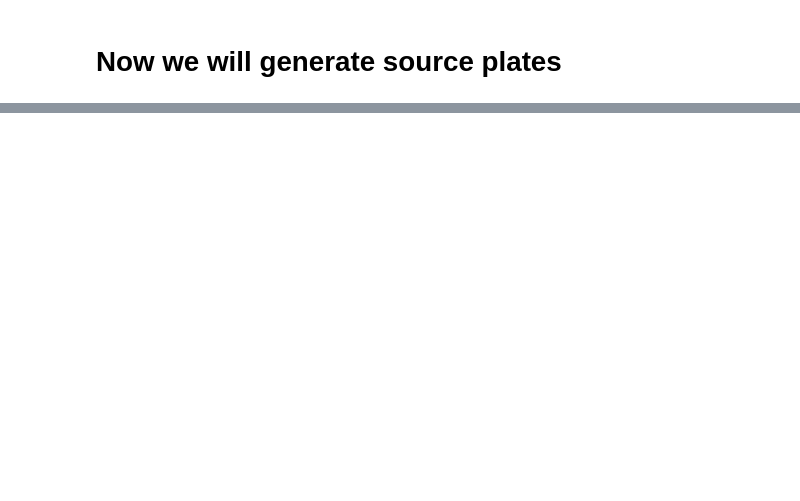
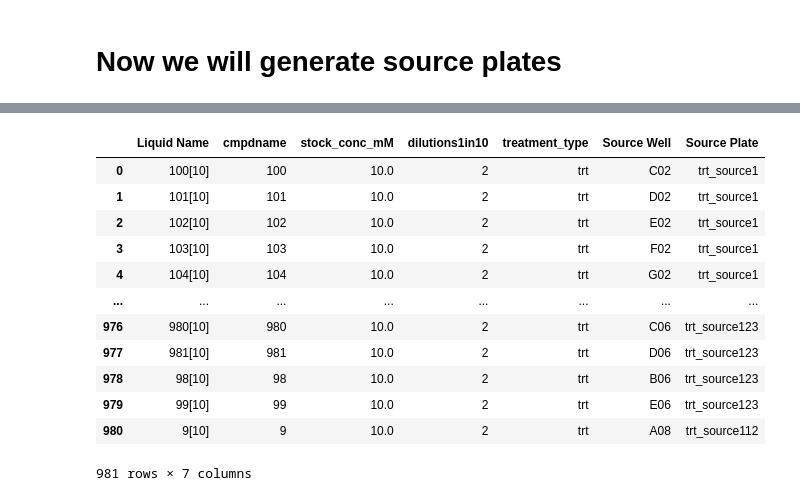
Before and after one commit to jonrie/idot_tools, a Jupyter notebook: plaid_to_idot.ipynb, the cells around one changed output, grey strips where cells are left out. Saved outputs shown, nothing was run; the diff lists cells and outputs as text; code cells hidden in the pictures; blank space fills up the shorter version.

```diff
--- a/plaid_to_idot.ipynb
+++ b/plaid_to_idot.ipynb
@@ -389,8 +366,8 @@ target      = target[target["Volume [uL]"] != 0]
 # %%
 #@title Source plate preferences
 
-sourceplate_strat            = 'automated' #@param ["automated", "imported list"]
-seperate_source_plates       = False #@param {type:"boolean"}
+sourceplate_strat            = 'automation' #@param ["automation", "simple"]
+#seperate_source_plates       = False #@param {type:"boolean"}
 # %%
 
 #@title Generate DMSO source plate
@@ -491,0 +434,19 @@ if seperate_source_plates == False and sourceplate_strat=="automated":
+# %%
+#@title Visualize and save controls Source plates
+
+if len(dmsoSOURCE.columns) == 0:
+  print('no controls source plate was created')
+else:
+  DMSOlist = dmsoSOURCE['Source Plate'].unique().tolist()
+  for plate in DMSOlist:
+      df = dmsoSOURCE[dmsoSOURCE['Source Plate'] == plate ]
+      df['Metadata_Column'] =    df['Source Well'].astype(str).str[1:3]
+      df['Metadata_Row']    =    df['Source Well'].astype(str).str[0]
+      DMSOpivot = df.pivot(columns="Metadata_Column", index="Metadata_Row", values="Liquid Name")
+      print("controls source plate:")
+      DMSOpivot
+
+      DMSOpivot.to_csv("{}_{}.csv".format(protocol_name,plate), encoding = 'utf-8-sig')
+      files.download("{}_{}.csv".format(protocol_name,plate))
+
+DMSOpivot
@@ -655,0 +523,16 @@ ValueError: ignored
+# %%
+trtSOURCE.
+# %% [output]
+|  | Liquid Name | cmpdname | stock_conc_mM | dilutions1in10 | treatment_type | Source Well | Source Plate |
+| 0 | 100[10] | 100 | 10.0 | 2 | trt | C02 | trt_source1 |
+| 1 | 101[10] | 101 | 10.0 | 2 | trt | D02 | trt_source1 |
+| 2 | 102[10] | 102 | 10.0 | 2 | trt | E02 | trt_source1 |
+| 3 | 103[10] | 103 | 10.0 | 2 | trt | F02 | trt_source1 |
+| 4 | 104[10] | 104 | 10.0 | 2 | trt | G02 | trt_source1 |
+| ... | ... | ... | ... | ... | ... | ... | ... |
+| 976 | 980[10] | 980 | 10.0 | 2 | trt | C06 | trt_source123 |
+| 977 | 981[10] | 981 | 10.0 | 2 | trt | D06 | trt_source123 |
+| 978 | 98[10] | 98 | 10.0 | 2 | trt | B06 | trt_source123 |
+| 979 | 99[10] | 99 | 10.0 | 2 | trt | E06 | trt_source123 |
+| 980 | 9[10] | 9 | 10.0 | 2 | trt | A08 | trt_source112 |
+981 rows × 7 columns
```
Also changed, not shown: parts of 36 cells of this notebook.
